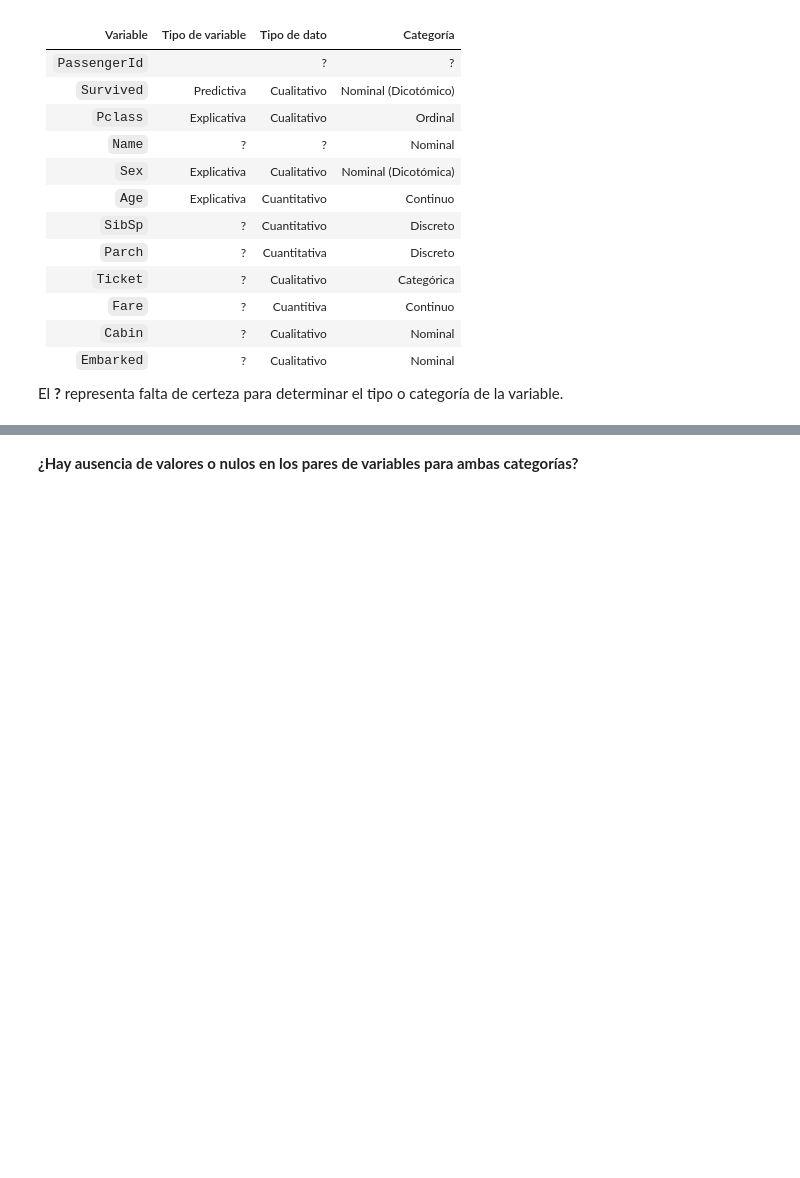
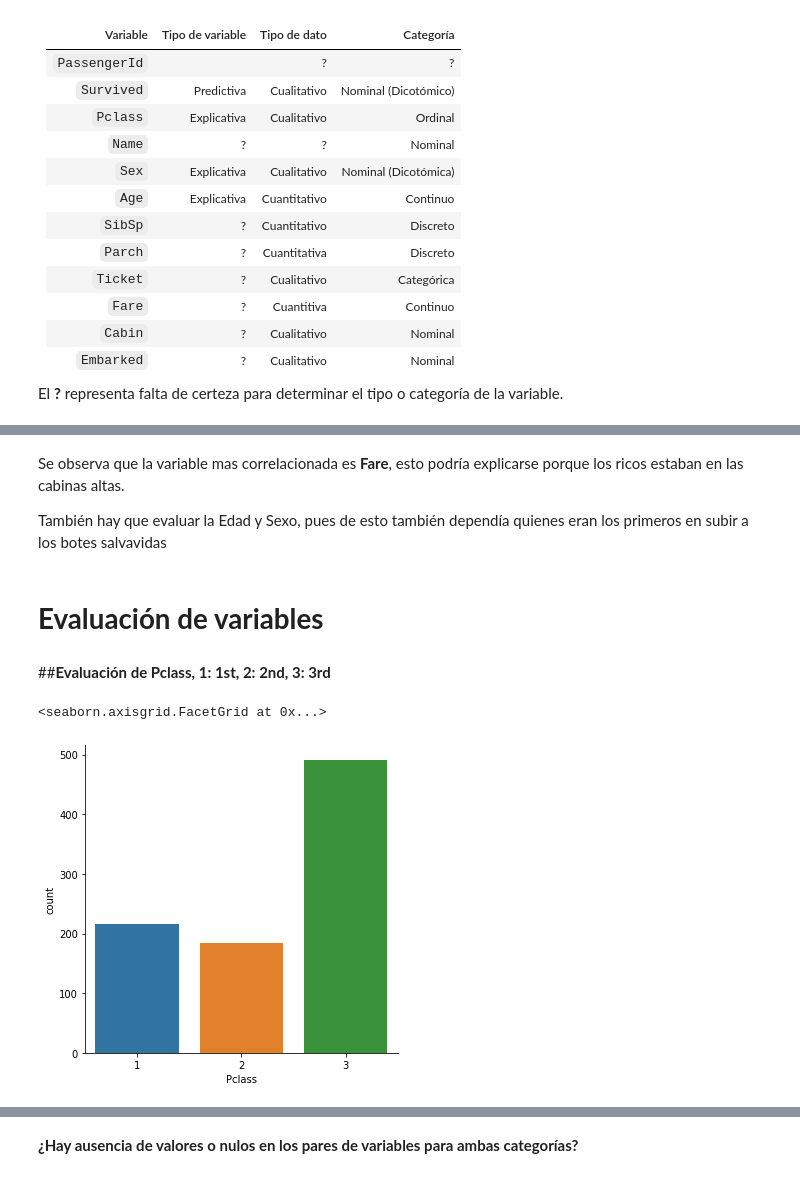
Before and after one commit to juancn95/saturdaysAI_titanic_challenge, a Jupyter notebook: SaturdaysAI_titanic_challenge.ipynb, the cells around one changed output, grey strips where cells are left out. Cells and saved outputs as stored; diff of their text form; code cells hidden in the pictures; blank space fills up the shorter version.

```diff
--- a/SaturdaysAI_titanic_challenge.ipynb
+++ b/SaturdaysAI_titanic_challenge.ipynb
@@ -262,0 +249,13 @@ El **?** representa falta de certeza para determinar el tipo o categoría de la
+# %% [markdown]
+Se observa que la variable mas correlacionada es **Fare**, esto podría explicarse porque los ricos estaban en las cabinas altas.
+
+También hay que evaluar la Edad y Sexo, pues de esto también dependía quienes eran los primeros en subir a los botes salvavidas
+# %% [markdown]
+# **Evaluación de variables**
+# %% [markdown]
+##**Evaluación de Pclass, 1: 1st, 2: 2nd, 3: 3rd**
+# %%
+sb.catplot(data=df_train, x="Pclass", kind="count")
+# %% [output]
+<seaborn.axisgrid.FacetGrid at 0x...>
+[figure, added]
```
Also changed, not shown: parts of 96 cells of this notebook.
